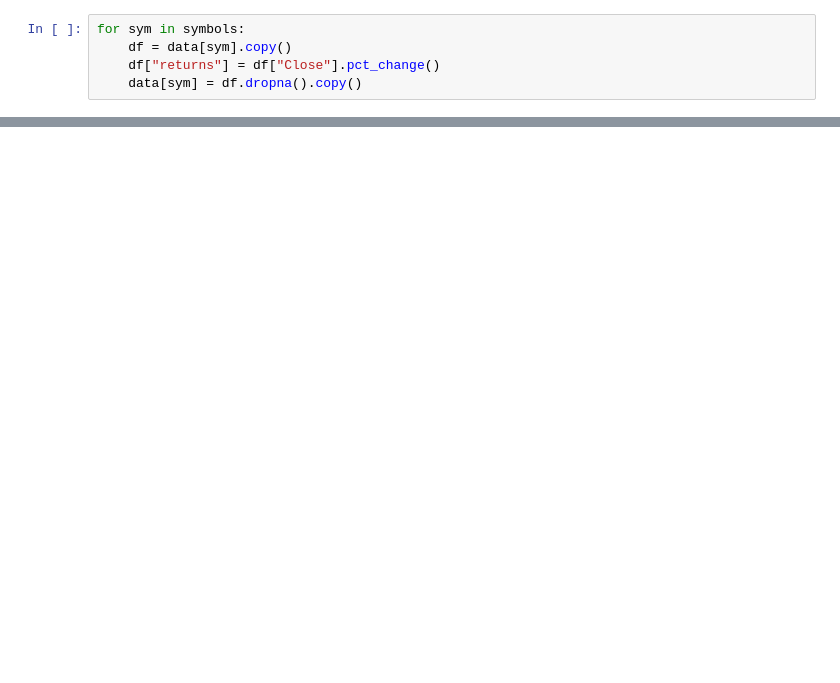
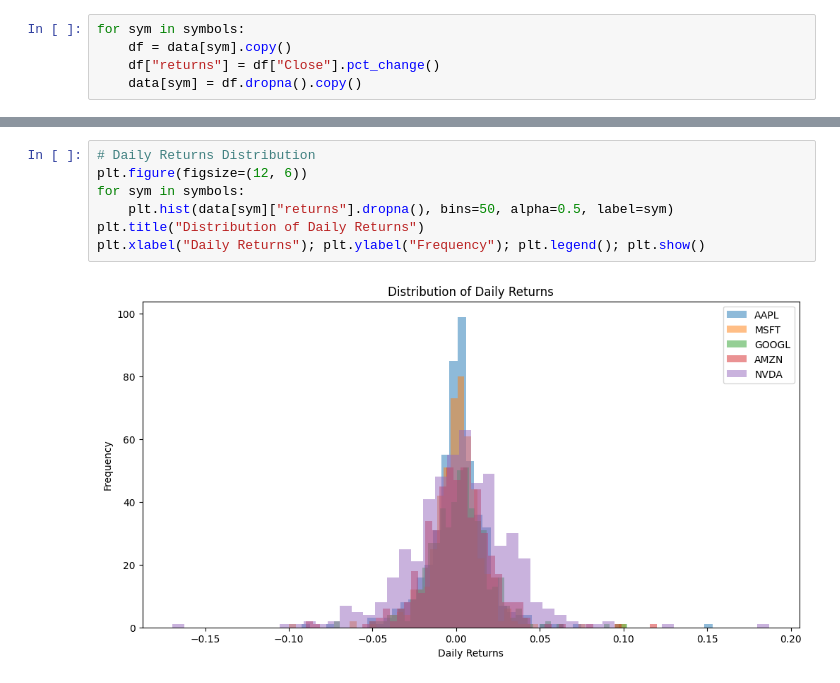
Before and after one commit to paldentamang040/stock-market-prediction-deep-learning, a Jupyter notebook: main.ipynb, the cells around one changed output, grey strips where cells are left out. Drawn from its saved outputs; the diff is of its cells as text; blank space fills up the shorter version.

```diff
--- a/main.ipynb
+++ b/main.ipynb
@@ -1524,0 +65,9 @@ print("✅ requirements.txt generated with:", ", ".join(final_reqs))
+# %%
+# Daily Returns Distribution
+plt.figure(figsize=(12, 6))
+for sym in symbols:
+    plt.hist(data[sym]["returns"].dropna(), bins=50, alpha=0.5, label=sym)
+plt.title("Distribution of Daily Returns")
+plt.xlabel("Daily Returns"); plt.ylabel("Frequency"); plt.legend(); plt.show()
+# %% [output]
+[figure, added]
```
Also changed, not shown: parts of 74 cells of this notebook, 6 other files.
